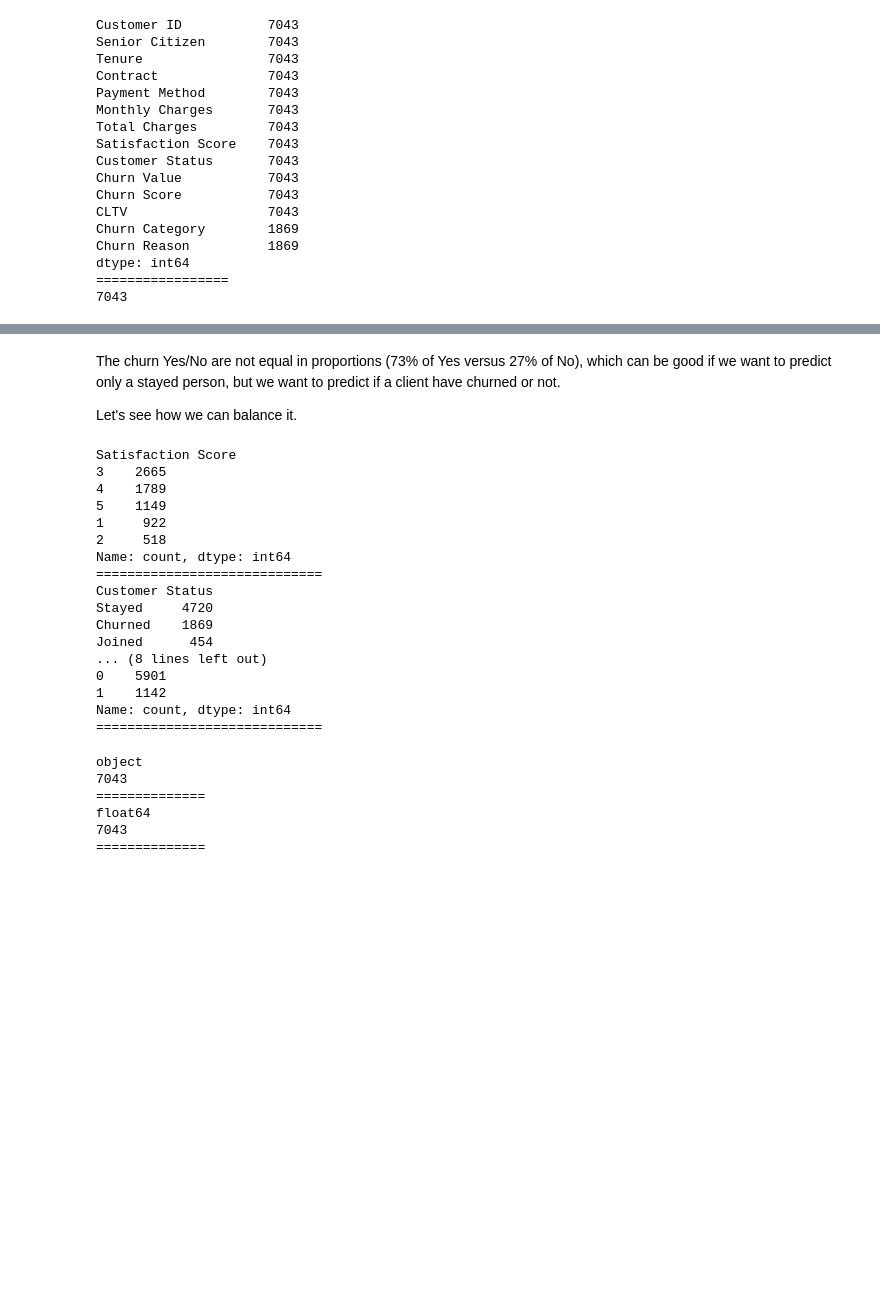
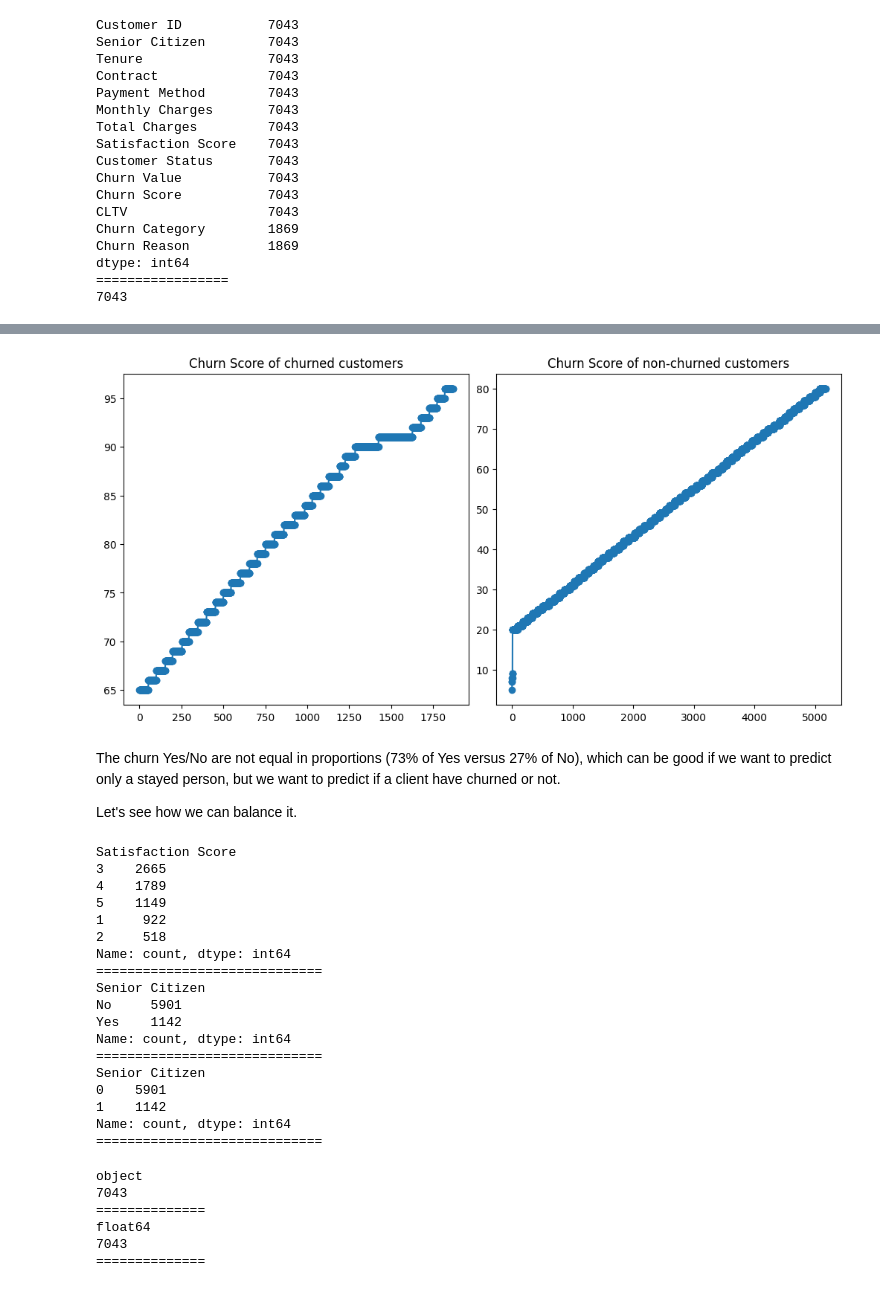
Before and after one commit to Nicoweed/Sentinel-ML, a Jupyter notebook: data_cleaner.ipynb, the cells around one changed output, grey strips where cells are left out. Saved outputs shown, nothing was run; the diff lists cells and outputs as text; code cells hidden in the pictures; blank space fills up the shorter version.

```diff
--- a/data_cleaner.ipynb
+++ b/data_cleaner.ipynb
@@ -273,0 +286,12 @@ dtype: int64
+# %%
+merged_dataframe.drop(
+    columns=[
+            "Customer Status",
+            "Customer ID",
+            "Churn Category",
+            "Churn Reason"
+        ],
+        inplace=True
+    )
+
+merged_dataframe.head(10)
@@ -274,3 +310,22 @@ dtype: int64
+# %%
+score_dataframe = merged_dataframe.copy()
+score_churn = score_dataframe[score_dataframe['Churn Value'] == 1]
+score_not_churn = score_dataframe[score_dataframe['Churn Value'] == 0]
+score_churn = score_churn['Churn Score'].sort_values(ignore_index=True)
+score_not_churn = score_not_churn['Churn Score'].sort_values(ignore_index=True)
+
+fig_score, ax_score = plt.subplots(1, 2, figsize=(10, 5), layout='constrained')
+ax_score[0].set_title('Churn Score of churned customers')
+score_churned_x = score_churn.index
+score_churned_y = score_churn.values
+ax_score[0].plot(score_churned_x, score_churned_y, 'o-')
+ax_score[1].set_title('Churn Score of non-churned customers')
+score_not_churned_x = score_not_churn.index
+score_not_churned_y = score_not_churn.values
+ax_score[1].plot(score_not_churned_x, score_not_churned_y, 'o-')
+plt.show()
+# %% [output]
+[figure, added]
 # %% [markdown]
 The churn Yes/No are not equal in proportions (73% of Yes versus 27% of No), which can be good if we want to predict only a stayed person, but we want to predict if a client have churned or not.
 
@@ -278,8 +333,6 @@ Let's see how we can balance it.
 # %%
 #Change Senior Citizen from Yes/no to 1/0
 print(merged_dataframe["Satisfaction Score"].value_counts())
-print('=============================')
-print(merged_dataframe["Customer Status"].value_counts())
 print('=============================')
 print(merged_dataframe["Senior Citizen"].value_counts())
 print('=============================')
@@ -297,11 +350,12 @@ Satisfaction Score
 2     518
 Name: count, dtype: int64
 =============================
-Customer Status
-Stayed     4720
-Churned    1869
-Joined      454
-... (8 lines left out)
+Senior Citizen
+No     5901
+Yes    1142
+Name: count, dtype: int64
+=============================
+Senior Citizen
 0    5901
 1    1142
 Name: count, dtype: int64
```
Also changed, not shown: parts of 35 cells of this notebook.
